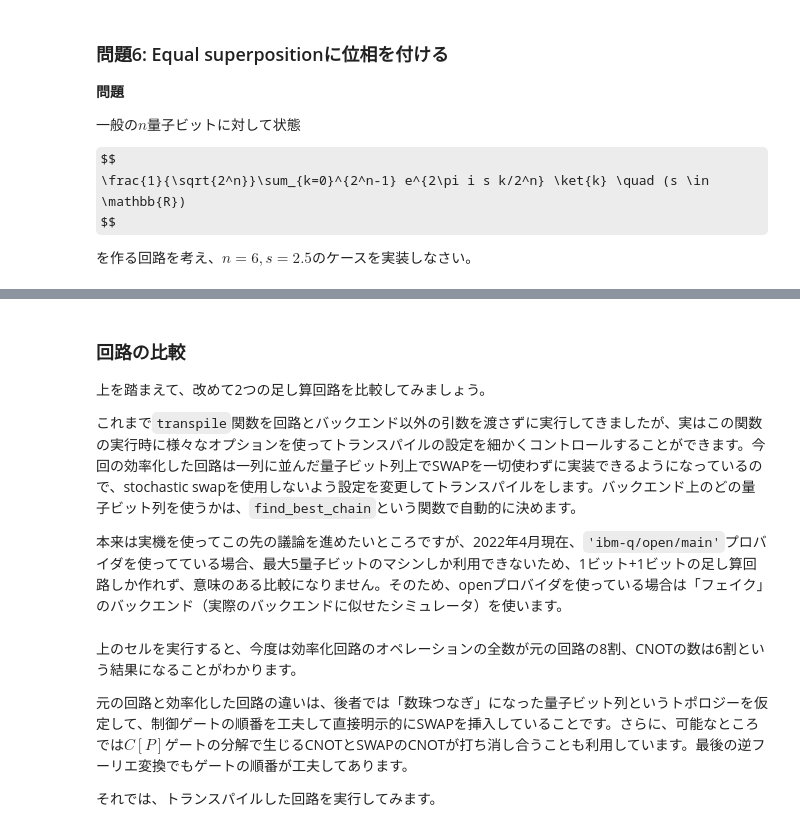
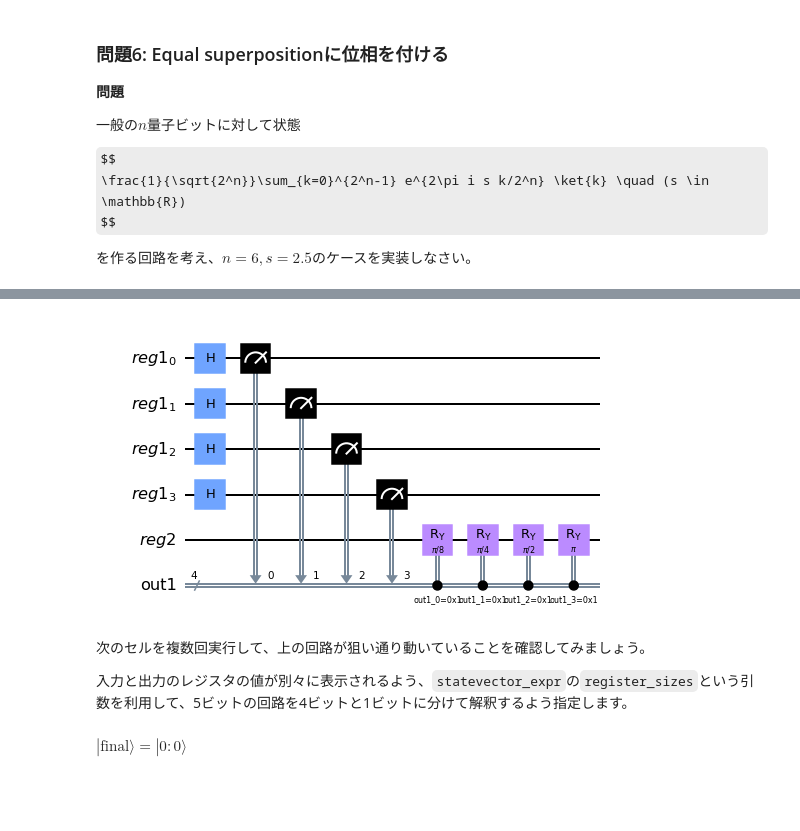
Before and after one commit to kterashi/qc-workbook-lecturenotes, a Jupyter notebook: ja/2022_04_21.ipynb, the cells around one changed output, grey strips where cells are left out. Cells and saved outputs as stored; diff of their text form; code cells hidden in the pictures; some formulas as TeX source; blank space fills up the shorter version.

```diff
--- a/ja/2022_04_21.ipynb
+++ b/ja/2022_04_21.ipynb
@@ -393,8 +209,0 @@ print('Number of operations in the optimized circuit:', circuit_optimized.size()
-# %% [markdown]
-### 回路の比較
-
-上を踏まえて、改めて2つの足し算回路を比較してみましょう。
-
-これまで`transpile`関数を回路とバックエンド以外の引数を渡さずに実行してきましたが、実はこの関数の実行時に様々なオプションを使ってトランスパイルの設定を細かくコントロールすることができます。今回の効率化した回路は一列に並んだ量子ビット列上でSWAPを一切使わずに実装できるようになっているので、stochastic swapを使用しないよう設定を変更してトランスパイルをします。バックエンド上のどの量子ビット列を使うかは、`find_best_chain`という関数で自動的に決めます。
-
-本来は実機を使ってこの先の議論を進めたいところですが、2022年4月現在、`'ibm-q/open/main'`プロバイダを使ってている場合、最大5量子ビットのマシンしか利用できないため、1ビット+1ビットの足し算回路しか作れず、意味のある比較になりません。そのため、openプロバイダを使っている場合は「フェイク」のバックエンド（実際のバックエンドに似せたシミュレータ）を使います。
@@ -443,6 +209,0 @@ print(f'  Breakdown: N(Rz)={nops_opt["rz"]}, N(X)={nops_opt["x"]}, N(SX)={nops_o
-# %% [markdown]
-上のセルを実行すると、今度は効率化回路のオペレーションの全数が元の回路の8割、CNOTの数は6割という結果になることがわかります。
-
-元の回路と効率化した回路の違いは、後者では「数珠つなぎ」になった量子ビット列というトポロジーを仮定して、制御ゲートの順番を工夫して直接明示的にSWAPを挿入していることです。さらに、可能なところでは$C[P]$ゲートの分解で生じるCNOTとSWAPのCNOTが打ち消し合うことも利用しています。最後の逆フーリエ変換でもゲートの順番が工夫してあります。
-
-それでは、トランスパイルした回路を実行してみます。
@@ -493,0 +210,48 @@ fig.subplots_adjust(bottom=-0.2)
+# %%
+register1 = QuantumRegister(4, name='reg1')
+register2 = QuantumRegister(1, name='reg2')
+output1 = ClassicalRegister(4, name='out1') # 測定結果を保持する「古典レジスタ」オブジェクト
+
+circuit = QuantumCircuit(register1, register2, output1)
+
+# register1にequal superpositionを実現
+circuit.h(register1)
+# register1を測定し、結果をoutput1に書き込む
+circuit.measure(register1, output1)
+
+# output1の各位iの0/1に応じて、dtheta * 2^iだけRyをかけると、全体としてRy(2pi * j/16)が実現する
+dtheta = 2. * np.pi / 16.
+
+for idx in range(4):
+    # circuit.***.c_if(classical_bit, 1) <- classical_bitが1のときに***ゲートをかける
+    angle = dtheta * (2 ** idx)
+    circuit.ry(angle, register2[0]).c_if(output1[idx], 1)
+
+circuit.draw('mpl')
+# %% [output]
+[figure, added]
+# %% [markdown]
+次のセルを複数回実行して、上の回路が狙い通り動いていることを確認してみましょう。
+
+入力と出力のレジスタの値が別々に表示されるよう、`statevector_expr`の`register_sizes`という引数を利用して、5ビットの回路を4ビットと1ビットに分けて解釈するよう指定します。
+# %%
+Math(statevector_expr(circuit, register_sizes=[4, 1]))
+
+# cos(pi*0/16) = 1.000, sin(pi*0/16) = 0.000
+# cos(pi*1/16) = 0.981, sin(pi*1/16) = 0.195
+# cos(pi*2/16) = 0.924, sin(pi*2/16) = 0.383
+# cos(pi*3/16) = 0.831, sin(pi*3/16) = 0.556
+# cos(pi*4/16) = 0.707, sin(pi*4/16) = 0.707
+# cos(pi*5/16) = 0.556, sin(pi*5/16) = 0.831
+# cos(pi*6/16) = 0.383, sin(pi*6/16) = 0.924
+# cos(pi*7/16) = 0.195, sin(pi*7/16) = 0.981
+# cos(pi*8/16) = 0.000, sin(pi*8/16) = 1.000
+# cos(pi*9/16) = -0.195, sin(pi*9/16) = 0.981
+# cos(pi*10/16) = -0.383, sin(pi*10/16) = 0.924
+# cos(pi*11/16) = -0.556, sin(pi*11/16) = 0.831
+# cos(pi*12/16) = -0.707, sin(pi*12/16) = 0.707
+# cos(pi*13/16) = -0.831, sin(pi*13/16) = 0.556
+# cos(pi*14/16) = -0.924, sin(pi*14/16) = 0.383
+# cos(pi*15/16) = -0.981, sin(pi*15/16) = 0.195
+# %% [output]
+$\displaystyle | \text{final} \rangle =  |0:0\rangle$
```
Also changed, not shown: parts of 64 cells of this notebook.
